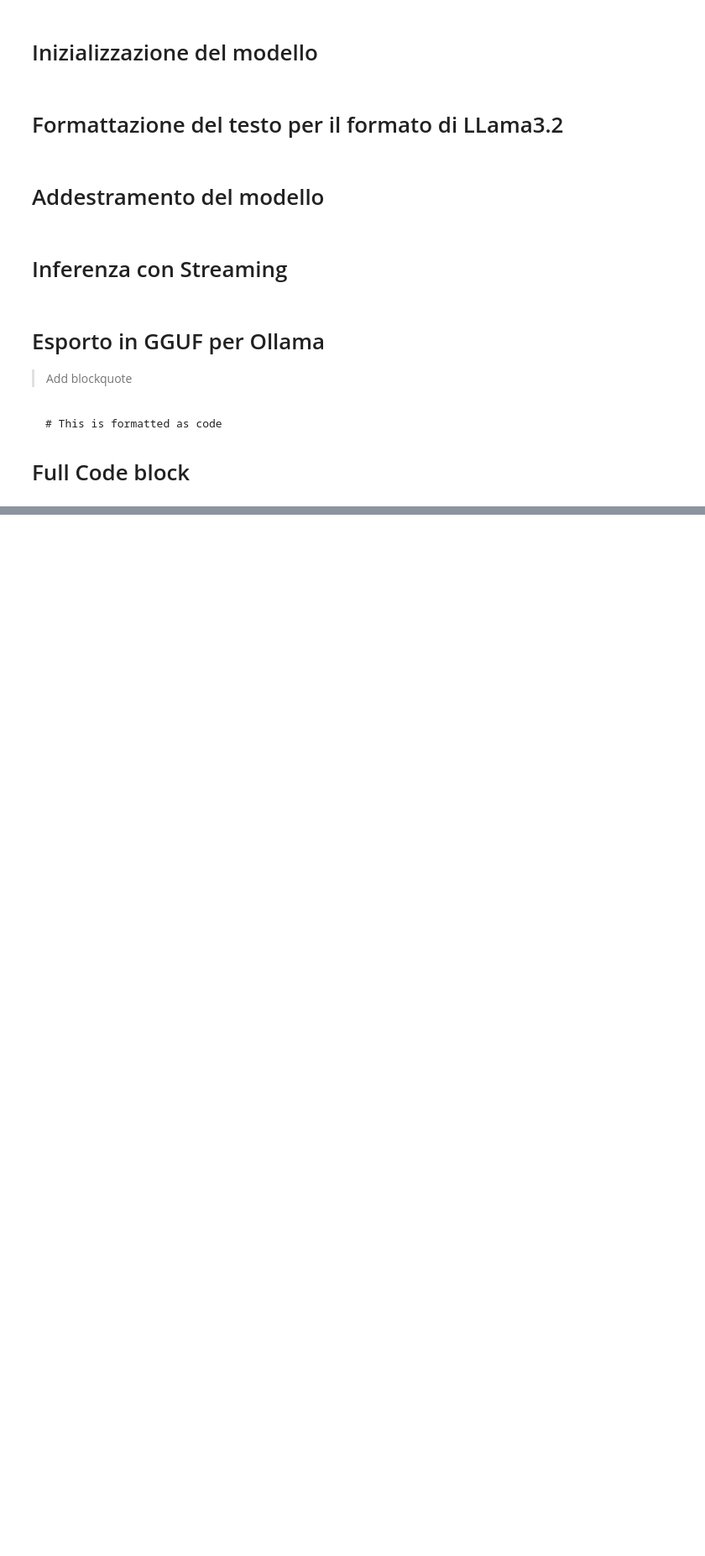
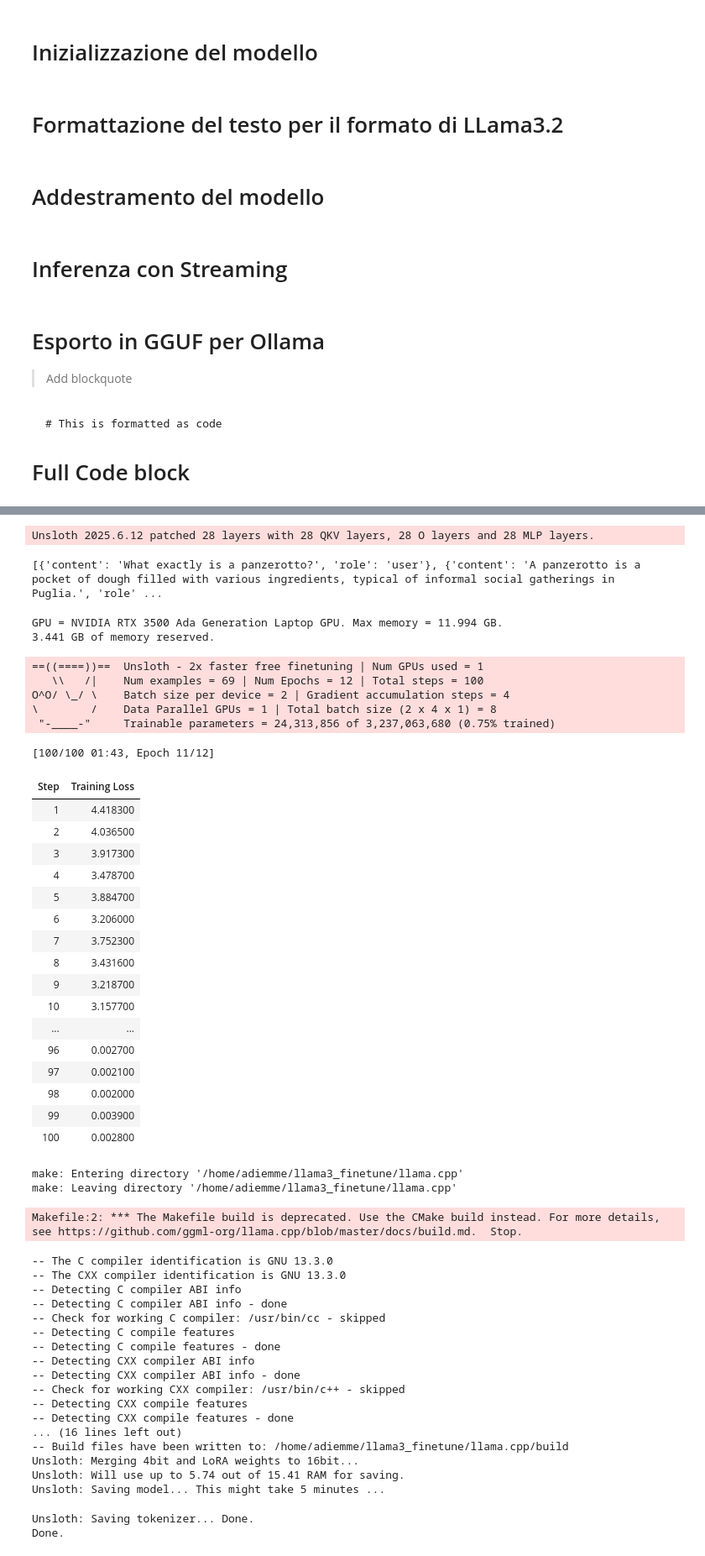
Before and after one commit to ADiEmme/llama3_finetune, a Jupyter notebook: Finetuning_LLM.ipynb, the cells around one changed output, grey strips where cells are left out. Shown: that part at 84% size. Drawn from its saved outputs; the diff is of its cells as text; code cells hidden in the pictures; blank space fills up the shorter version.

```diff
--- a/Finetuning_LLM.ipynb
+++ b/Finetuning_LLM.ipynb
@@ -236,7 +240,7 @@ import torch
 
 max_seq_length = 2048 # Choose any! We auto support RoPE Scaling internally!
 dtype = None # None for auto detection. Float16 for Tesla T4, V100, Bfloat16 for Ampere+
-load_in_4bit = False # Use 4bit quantization to reduce memory usage. Can be False.
+load_in_4bit = True # Use 4bit quantization to reduce memory usage. Can be False.
 
 model, tokenizer = FastLanguageModel.from_pretrained(
     model_name = "unsloth/Llama-3.2-3B-Instruct", # or choose "unsloth/Llama-3.2-1B-Instruct"
@@ -357,0 +364,49 @@ Unsloth: Fast downloading is enabled - ignore downloading bars which are red col
+Unsloth 2025.6.12 patched 28 layers with 28 QKV layers, 28 O layers and 28 MLP layers.
+[{'content': 'What exactly is a panzerotto?', 'role': 'user'}, {'content': 'A panzerotto is a pocket of dough filled with various ingredients, typical of informal social gatherings in Puglia.', 'role' ...
+GPU = NVIDIA RTX 3500 Ada Generation Laptop GPU. Max memory = 11.994 GB.
+3.441 GB of memory reserved.
+==((====))==  Unsloth - 2x faster free finetuning | Num GPUs used = 1
+   \\   /|    Num examples = 69 | Num Epochs = 12 | Total steps = 100
+O^O/ \_/ \    Batch size per device = 2 | Gradient accumulation steps = 4
+\        /    Data Parallel GPUs = 1 | Total batch size (2 x 4 x 1) = 8
+ "-____-"     Trainable parameters = 24,313,856 of 3,237,063,680 (0.75% trained)
+[100/100 01:43, Epoch 11/12]
+| Step | Training Loss |
+| 1 | 4.418300 |
+| 2 | 4.036500 |
+| 3 | 3.917300 |
+| 4 | 3.478700 |
+| 5 | 3.884700 |
+| 6 | 3.206000 |
+| 7 | 3.752300 |
+| 8 | 3.431600 |
+| 9 | 3.218700 |
+| 10 | 3.157700 |
+| ... | ... |
+| 96 | 0.002700 |
+| 97 | 0.002100 |
+| 98 | 0.002000 |
+| 99 | 0.003900 |
+| 100 | 0.002800 |
+make: Entering directory '/home/adiemme/llama3_finetune/llama.cpp'
+make: Leaving directory '/home/adiemme/llama3_finetune/llama.cpp'
+Makefile:2: *** The Makefile build is deprecated. Use the CMake build instead. For more details, see https://github.com/ggml-org/llama.cpp/blob/master/docs/build.md.  Stop.
+-- The C compiler identification is GNU 13.3.0
+-- The CXX compiler identification is GNU 13.3.0
+-- Detecting C compiler ABI info
+-- Detecting C compiler ABI info - done
+-- Check for working C compiler: /usr/bin/cc - skipped
+-- Detecting C compile features
+-- Detecting C compile features - done
+-- Detecting CXX compiler ABI info
+-- Detecting CXX compiler ABI info - done
+-- Check for working CXX compiler: /usr/bin/c++ - skipped
+-- Detecting CXX compile features
+-- Detecting CXX compile features - done
+... (16 lines left out)
+-- Build files have been written to: /home/adiemme/llama3_finetune/llama.cpp/build
+Unsloth: Merging 4bit and LoRA weights to 16bit...
+Unsloth: Will use up to 5.74 out of 15.41 RAM for saving.
+Unsloth: Saving model... This might take 5 minutes ...
+Unsloth: Saving tokenizer... Done.
+Done.
```
Also changed, not shown: parts of 3 cells of this notebook.
